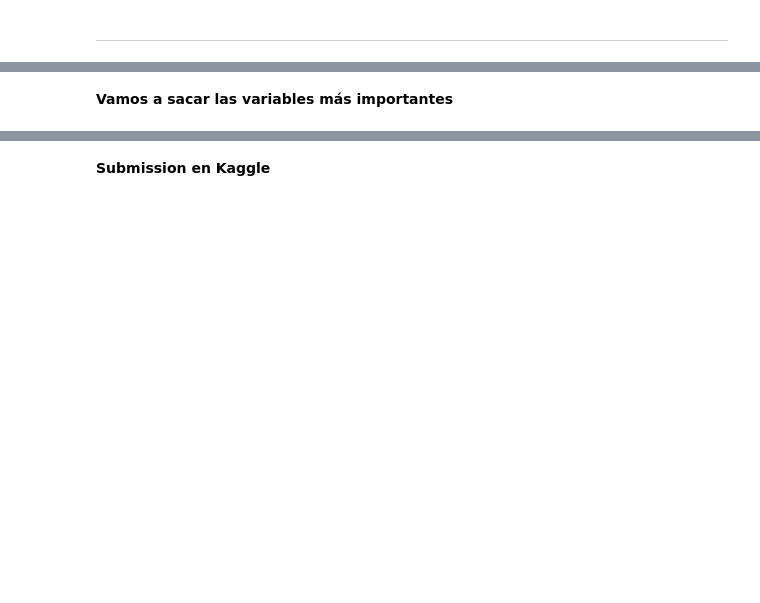
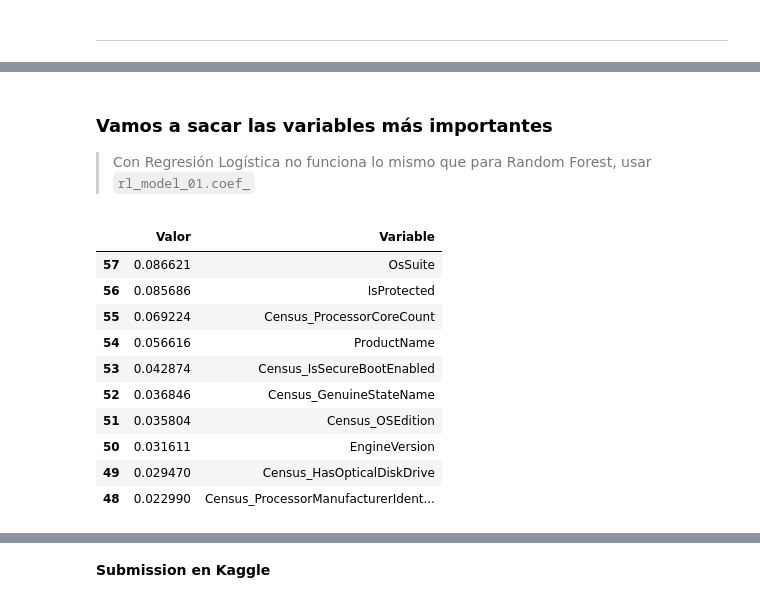
Before and after one commit to Gecofer/TFM_1920, a Jupyter notebook: notebooks/5-MicrosoftMalwarePrediction-RegresionLogistica.ipynb, the cells around one changed output, grey strips where cells are left out. Drawn from its saved outputs; the diff is of its cells as text; code cells hidden in the pictures; blank space fills up the shorter version.

```diff
--- a/notebooks/5-MicrosoftMalwarePrediction-RegresionLogistica.ipynb
+++ b/notebooks/5-MicrosoftMalwarePrediction-RegresionLogistica.ipynb
@@ -124,0 +144,10 @@ with open(pkl_filename, 'wb') as file:
+# %%
+# Entrenamiento del modelo
+start_time = time()
+rl_model_02.fit(X_train,y_train)
+time_rl_model_02 = time() - start_time
+
+y_pred_02 = rl_model_02.predict(X_val)
+
+print("Tiempo de entrenamiento: %.10f segundos" % time_rl_model_02)
+print("Accuracy: ", metrics.accuracy_score(y_val, y_pred_02))
@@ -125,2 +183,4 @@ with open(pkl_filename, 'wb') as file:
 # %% [markdown]
-**Vamos a sacar las variables más importantes**
+### Vamos a sacar las variables más importantes
+
+> Con Regresión Logística no funciona lo mismo que para Random Forest, usar `rl_model_01.coef_`
@@ -128,0 +190,15 @@ with open(pkl_filename, 'wb') as file:
+# %%
+feature_importance = feature_importance.sort_values('Valor', ascending=False)
+feature_importance.head(10)
+# %% [output]
+|  | Valor | Variable |
+| 57 | 0.086621 | OsSuite |
+| 56 | 0.085686 | IsProtected |
+| 55 | 0.069224 | Census_ProcessorCoreCount |
+| 54 | 0.056616 | ProductName |
+| 53 | 0.042874 | Census_IsSecureBootEnabled |
+| 52 | 0.036846 | Census_GenuineStateName |
+| 51 | 0.035804 | Census_OSEdition |
+| 50 | 0.031611 | EngineVersion |
+| 49 | 0.029470 | Census_HasOpticalDiskDrive |
+| 48 | 0.022990 | Census_ProcessorManufacturerIdent... |
```
Also changed, not shown: parts of 30 cells of this notebook, 1 other file.
